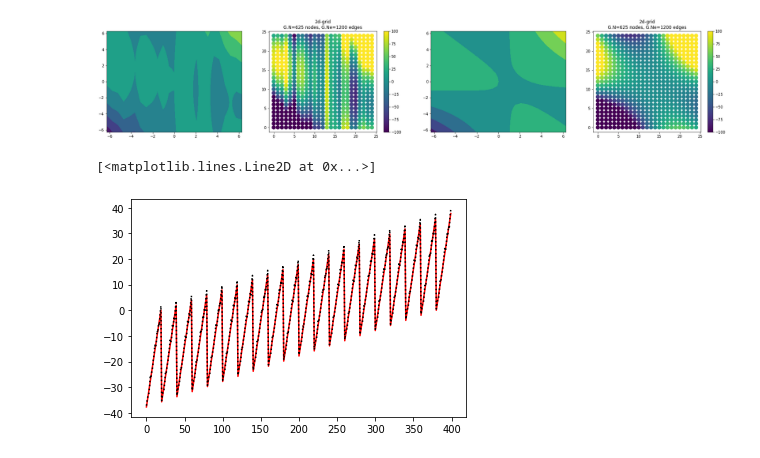
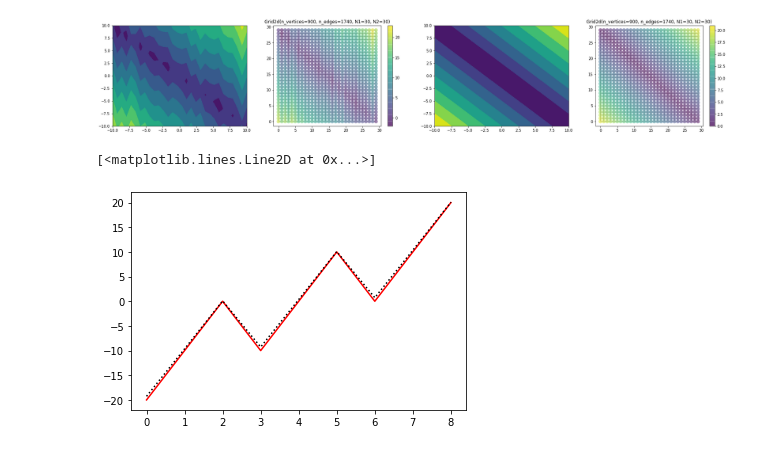
Before and after one commit to DorianJoubaud/Trend-Filtering-On-Graphs, a Jupyter notebook: Test_On_Graphs.ipynb, the cells around one changed output. Drawn from its saved outputs; the diff is of its cells as text; code cells hidden in the pictures.

```diff
--- a/Test_On_Graphs.ipynb
+++ b/Test_On_Graphs.ipynb
@@ -83,29 +127,34 @@ def loss_function(y,beta):
 # %%
 fig, (ax_0, ax_1, ax_2, ax_3) = plt.subplots(nrows=1, ncols=4, figsize=(30, 5))
-graph_size =25
-g =get_grid_graph(graph_size,graph_size)
-x = np.linspace(-2 * np.pi, 2 * np.pi, graph_size)
-y = np.linspace(-2 * np.pi, 2 * np.pi, graph_size)
+
+graph_size = 30
+g, coords =get_grid_graph(graph_size,graph_size)
+x = np.linspace(-10, 10, graph_size)
+y = np.linspace(-10, 10, graph_size)
+w = np.linspace(-10,10, graph_size**2)
 xx, yy = np.meshgrid(x, y, sparse=True)
-z_orig = xx**2 -yy**2 -xx*yy - 3*xx  +xx*yy**2 +yy*xx**2
-z_bruit = z_orig + np.random.normal(size=graph_size, loc = 5, scale = 30)
-z_bruit += np.random.normal(size = graph_size, scale = 5)
 
+z_sin = np.tan(w)
+z_orig =  np.abs(xx+yy)
+
+z_bruit = z_orig + np.random.normal(size=graph_size, loc = 0, scale =1)
 
 
 ax_0.contourf(x, y, z_bruit)
-g.plot_signal(z_bruit.flatten(), ax=ax_1, limits = [-100,100])
+g.plot_signal(z_bruit.flatten(), ax=ax_1)
 ax_2.contourf(x, y, z_orig)
-g.plot_signal(z_orig.flatten(), ax=ax_3 ,limits = [-100,100])
+g.plot_signal(z_orig.flatten(), ax=ax_3 )
+
+
 plt.show()
 # %% [output]
-[figure, old version]
+[figure, new version]
 # %%
 plt.plot(z_orig.flatten(),'r')
 plt.plot(z_bruit.flatten(), "k:")
 # %% [output]
 [<matplotlib.lines.Line2D at 0x...>]
-[figure, old version]
+[figure, new version]
 # %%
 
 
```
Also changed, not shown: parts of 8 cells of this notebook, 1 other file.
